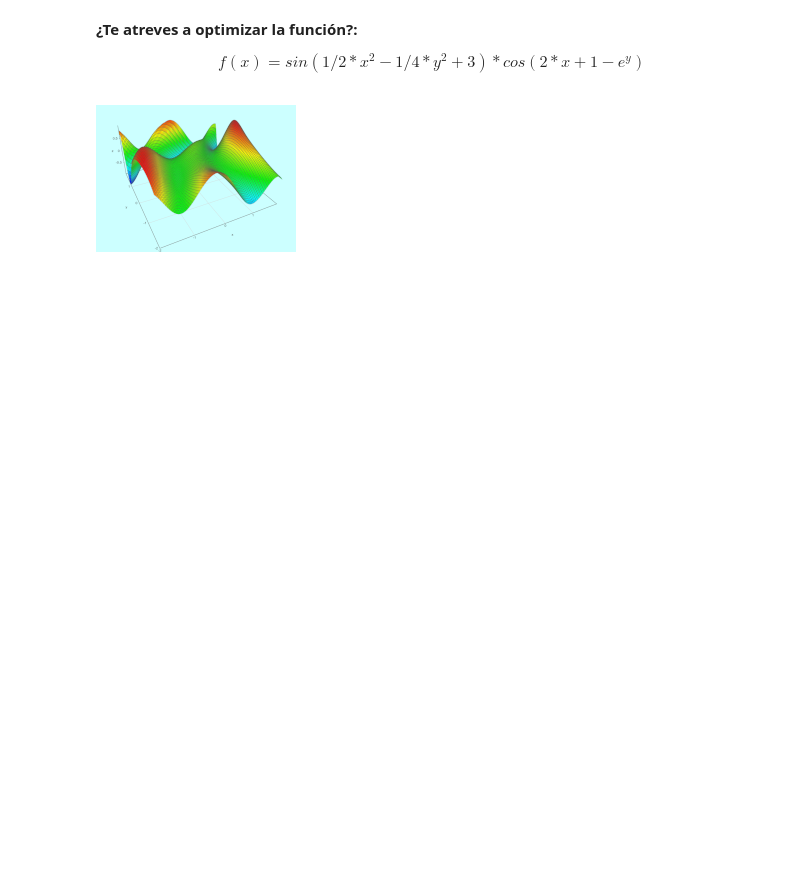
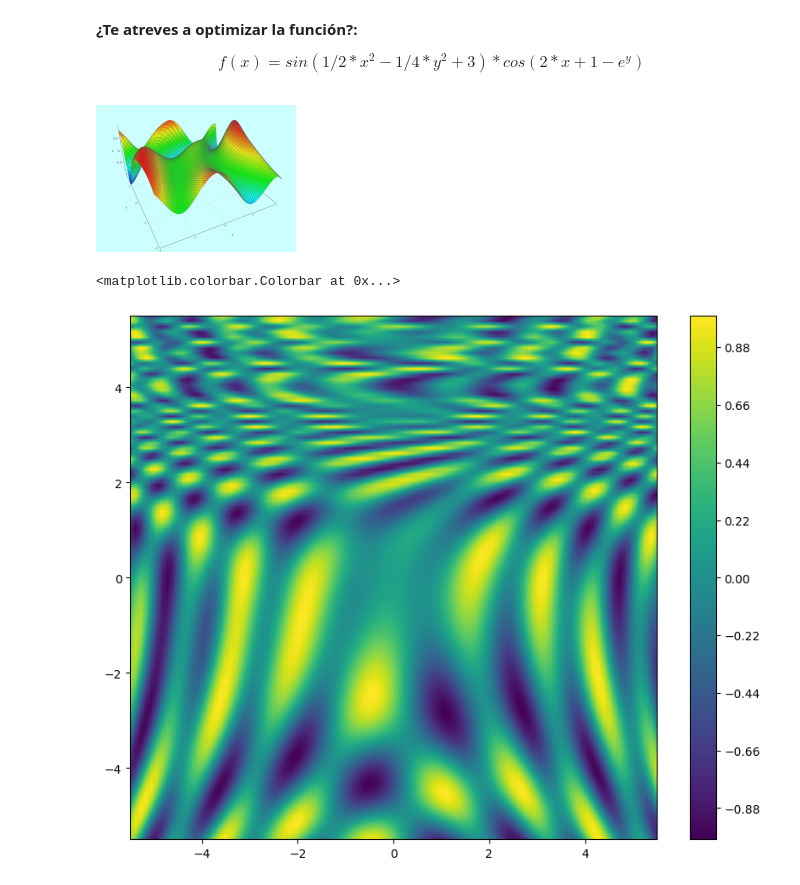
Before and after one commit to emmartinc/Algoritmos_de_optmizacion_Eva_Martin, a Jupyter notebook: Algoritmos_AG2_EvaMartinCruz.ipynb, the cells around one changed output. Cells and saved outputs as stored; diff of their text form; code cells hidden in the pictures; blank space fills up the shorter version.

```diff
--- a/Algoritmos_AG2_EvaMartinCruz.ipynb
+++ b/Algoritmos_AG2_EvaMartinCruz.ipynb
@@ -322,0 +320,28 @@ f= lambda X: math.sin(1/2 * X[0]**2 - 1/4 * X[1]**2 + 3) *math.cos(2*X[0] + 1 -
+# %%
+#Definimos la funcion
+f= lambda X: math.sin(1/2 * X[0]**2 - 1/4 * X[1]**2 + 3) *math.cos(2*X[0] + 1 - math.exp(X[1]) )
+def gradient(X):
+    df_dx = X[0] * math.cos(1/2 * X[0]**2 - 1/4 * X[1]**2 + 3) * math.cos(2*X[0] + 1 - math.exp(X[1])) - \
+            2 * math.sin(1/2 * X[0]**2 - 1/4 * X[1]**2 + 3) * math.sin(2*X[0] + 1 - math.exp(X[1]))
+    df_dy = -0.5 * X[1] * math.cos(1/2 * X[0]**2 - 1/4 * X[1]**2 + 3) * math.cos(2*X[0] + 1 - math.exp(X[1])) + \
+            math.sin(1/2 * X[0]**2 - 1/4 * X[1]**2 + 3) * math.exp(X[1]) * math.sin(2*X[0] + 1 - math.exp(X[1]))
+    return np.array([df_dx, df_dy])
+
+
+    # Prepara los datos para dibujar mapa de niveles de Z
+resolucion = 100
+rango = 5.5
+
+X = np.linspace(-rango, rango, resolucion)
+Y = np.linspace(-rango, rango, resolucion)
+Z = np.zeros((resolucion, resolucion))
+for ix, x in enumerate(X):
+    for iy, y in enumerate(Y):
+        Z[iy, ix] = f([x, y])
+        # Pinta el mapa de niveles de Z
+plt.figure(figsize=(10, 8))
+plt.contourf(X, Y, Z, resolucion)
+plt.colorbar()
+# %% [output]
+<matplotlib.colorbar.Colorbar at 0x...>
+[figure, added]
```
Also changed, not shown: parts of 5 cells of this notebook.
